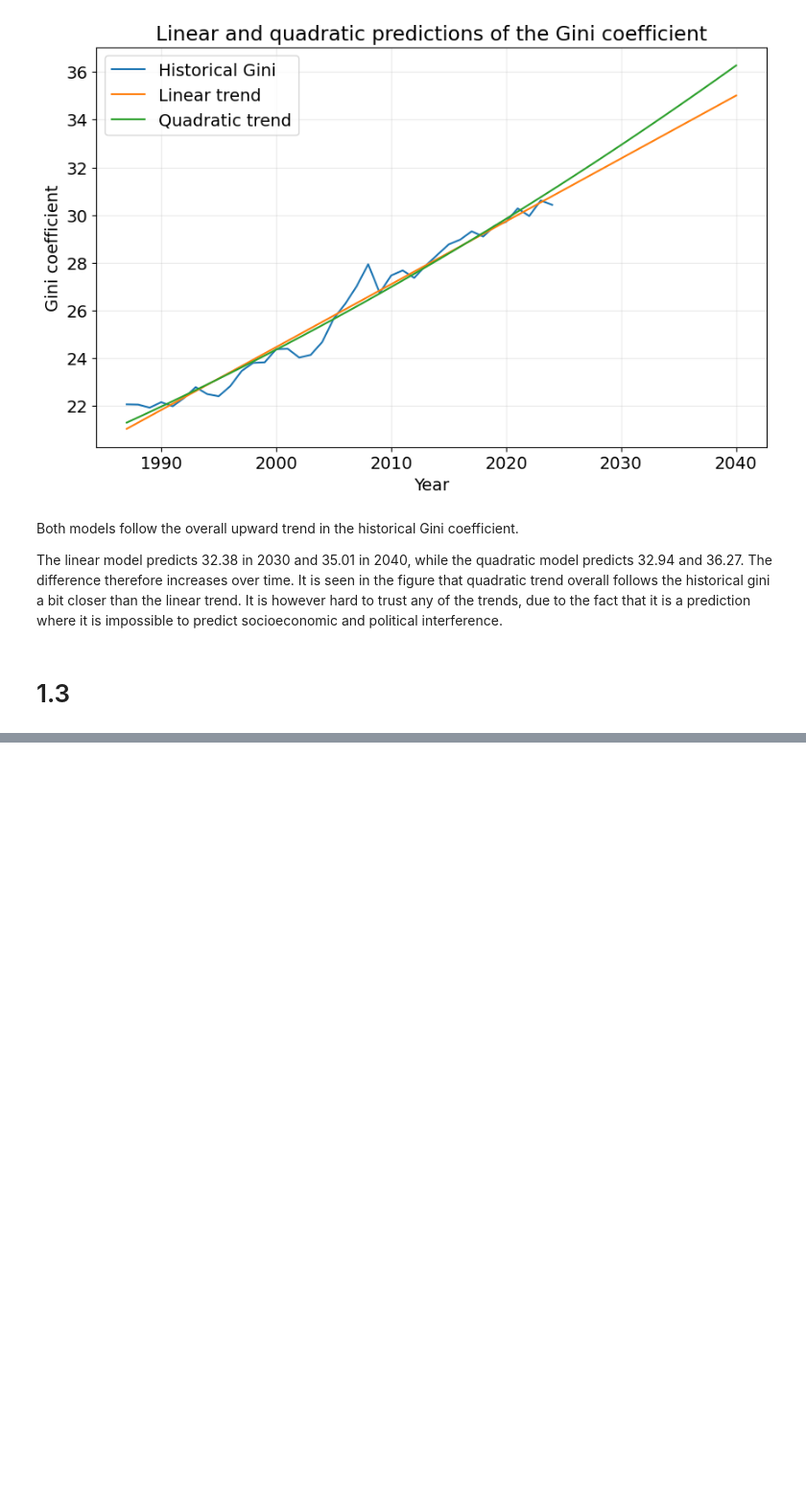
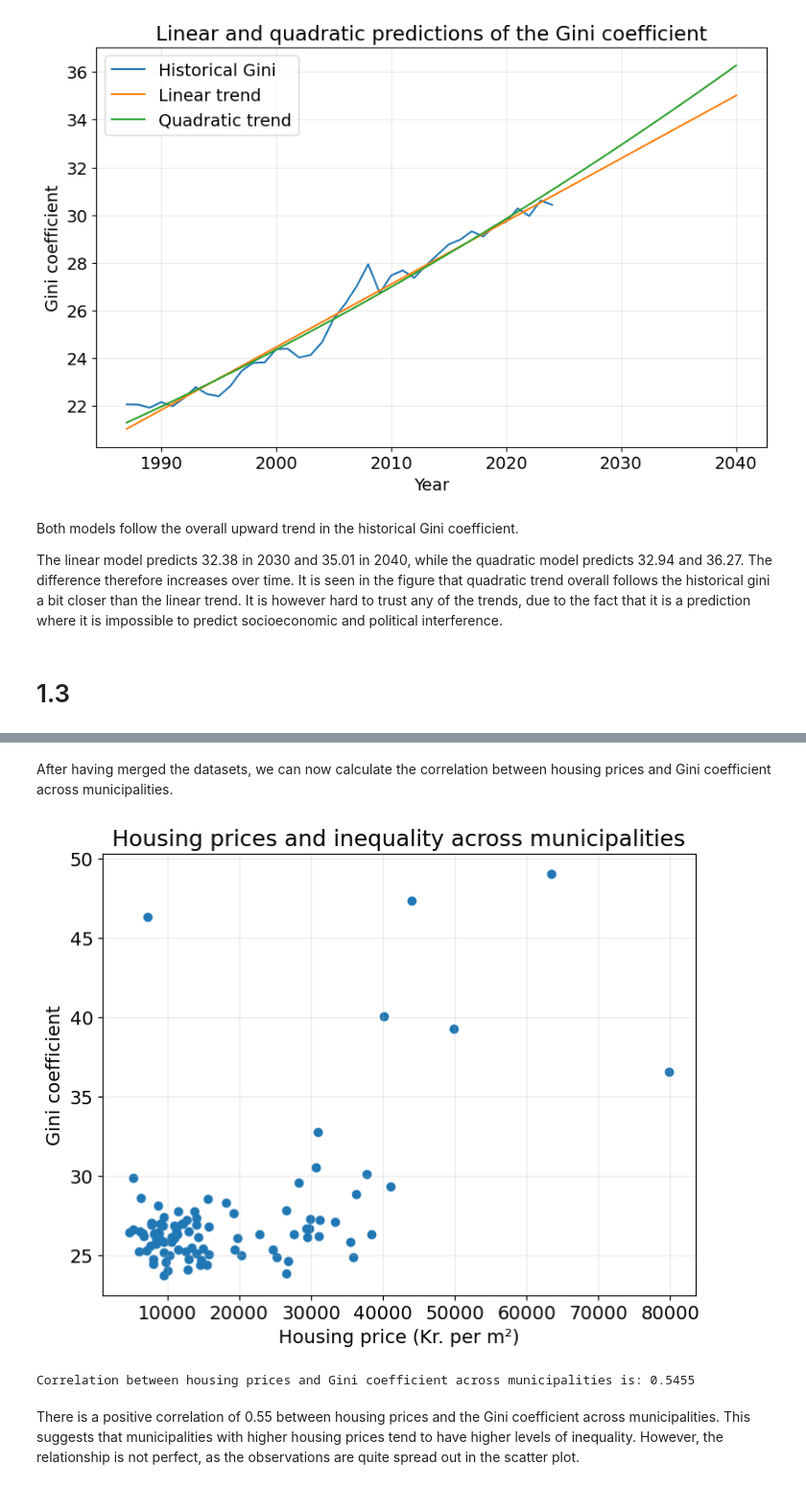
Before and after one commit to Christinecgp/PROJECT-1-DATA-ANALYSIS-PROJECT, a Jupyter notebook: Julius.ipynb, the cells around one changed output, grey strips where cells are left out. Shown at 96% size. Saved outputs shown, nothing was run; the diff lists cells and outputs as text; code cells hidden in the pictures; blank space fills up the shorter version.

```diff
--- a/Julius.ipynb
+++ b/Julius.ipynb
@@ -466,0 +807,5 @@ It is seen in the figure that quadratic trend overall follows the historical gin
+# %%
+housing = housing.iloc[2:, [2, 3]]
+housing.columns = ['KOMMUNEDK', 'housing_price']
+
+housing.head()
@@ -466,0 +819,23 @@ It is seen in the figure that quadratic trend overall follows the historical gin
+# %%
+housing['housing_price'] = pd.to_numeric(
+    housing['housing_price'],
+    errors='coerce'
+)
+# %%
+latest_year = municipal_data['year'].max()
+
+gini_latest = municipal_data[
+    (municipal_data['year'] == latest_year) &
+    (municipal_data['KOMMUNEDK'] != 'All Denmark')
+]
+
+gini_latest = gini_latest[['KOMMUNEDK', 'gini']]
+# %%
+housing_gini = pd.merge(
+    gini_latest,
+    housing,
+    on='KOMMUNEDK',
+    how='inner'
+)
+
+housing_gini.head()
@@ -466,0 +849,27 @@ It is seen in the figure that quadratic trend overall follows the historical gin
+# %% [markdown]
+After having merged the datasets, we can now calculate the correlation between housing prices and Gini coefficient across municipalities.
+# %%
+plt.figure(figsize=(8, 6))
+
+plt.scatter(
+    housing_gini['housing_price'],
+    housing_gini['gini']
+)
+
+plt.xlabel('Housing price (Kr. per m²)')
+plt.ylabel('Gini coefficient')
+plt.title('Housing prices and inequality across municipalities')
+
+plt.show()
+# %% [output]
+[figure, added]
+# %%
+housing_correlation = housing_gini['housing_price'].corr(
+    housing_gini['gini']
+)
+
+print(f"Correlation between housing prices and Gini coefficient across municipalities is: {housing_correlation:.4f}")
+# %% [output]
+Correlation between housing prices and Gini coefficient across municipalities is: 0.5455
+# %% [markdown]
+There is a positive correlation of 0.55 between housing prices and the Gini coefficient across municipalities. This suggests that municipalities with higher housing prices tend to have higher levels of inequality. However, the relationship is not perfect, as the observations are quite spread out in the scatter plot.
```
Also changed, not shown: parts of 37 cells of this notebook, 2 other files.
